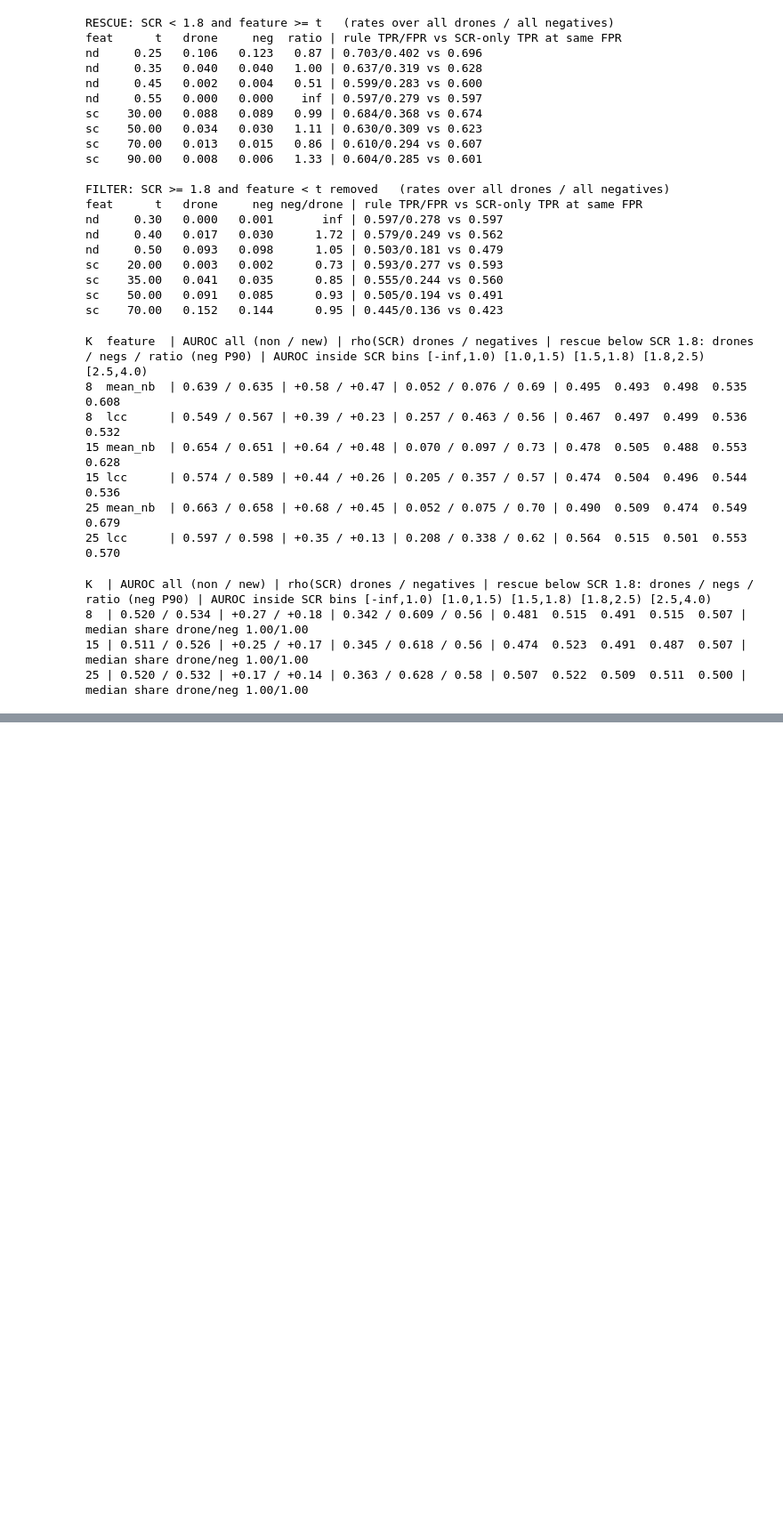
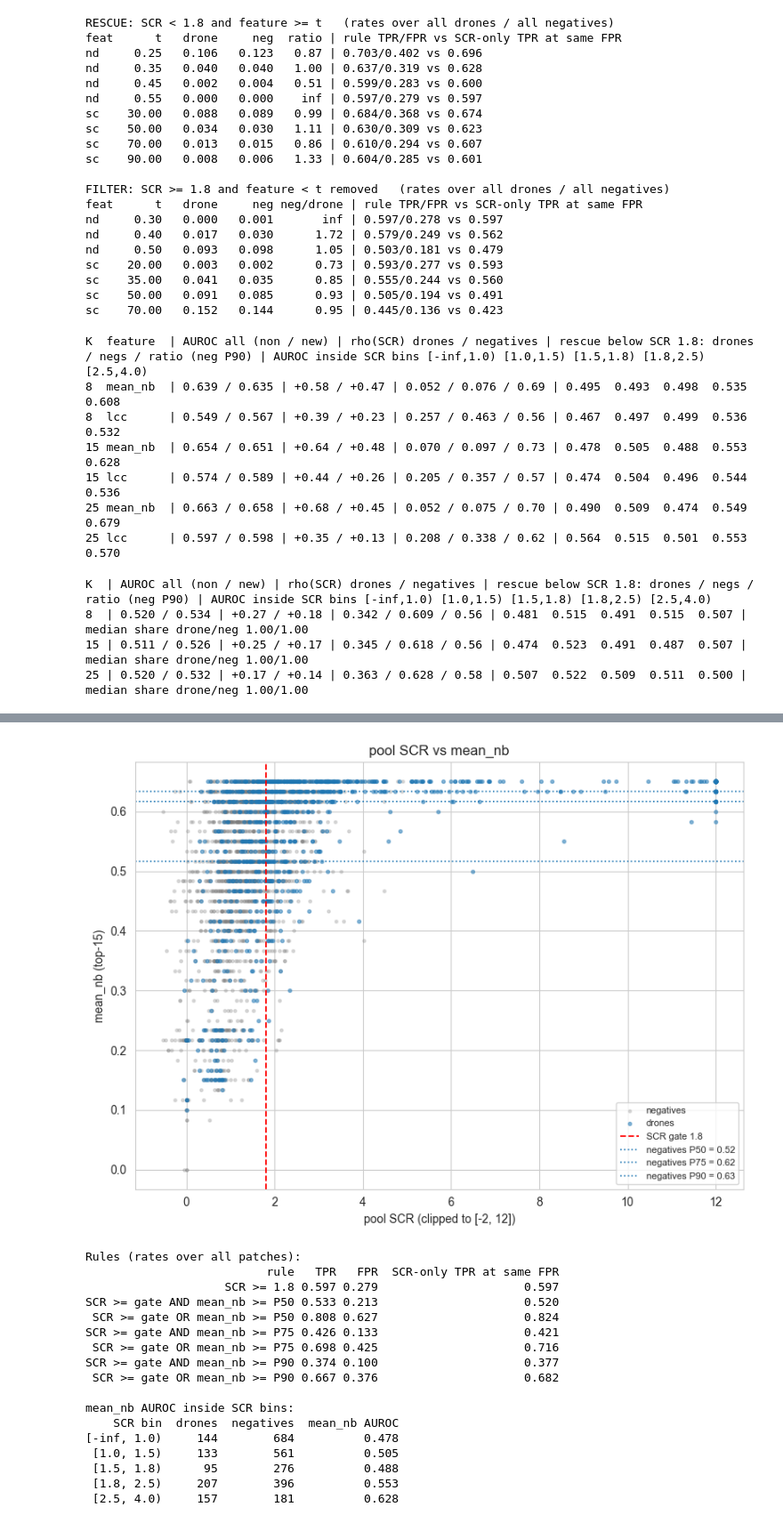
Before and after one commit to shelly-serafimovich/target-aware-infrared-sr, a Jupyter notebook: METRICS_EDA/RESULTS/EDA_executed.ipynb, the cells around one changed output, grey strips where cells are left out. Shown at 89% size. Saved outputs shown, nothing was run; the diff lists cells and outputs as text; code cells hidden in the pictures; blank space fills up the shorter version.

```diff
--- a/METRICS_EDA/RESULTS/EDA_executed.ipynb
+++ b/METRICS_EDA/RESULTS/EDA_executed.ipynb
@@ -2699,0 +2874,65 @@ K  | AUROC all (non / new) | rho(SCR) drones / negatives | rescue below SCR 1.8:
+# %%
+# ── 24d: SCR + mean_nb — scatter, rule table at matched FPR, mean_nb AUROC inside SCR bins ──
+_nb_d = mean_nb["drone"]
+_nb_n = np.concatenate([mean_nb[g] for g in _NEGS])
+_nb_taus = {q: float(np.quantile(_nb_n, q)) for q in (0.50, 0.75, 0.90)}
+
+fig, ax = plt.subplots(figsize=(8, 6))
+ax.scatter(np.clip(_neg["scr"], -2, 12), _nb_n, s=6, alpha=0.25, color="#7f7f7f", label="negatives")
+ax.scatter(np.clip(_drn["scr"], -2, 12), _nb_d, s=8, alpha=0.5, color="#1f77b4", label="drones")
+ax.axvline(SCR_GATE, color="red", ls="--", lw=1.3, label=f"SCR gate {SCR_GATE}")
+for q, t in _nb_taus.items():
+    ax.axhline(t, ls=":", lw=1.2, label=f"negatives P{int(q * 100)} = {t:.2f}")
+ax.set_xlabel("pool SCR (clipped to [-2, 12])")
+ax.set_ylabel(f"mean_nb (top-{TOPK_MAIN})")
+ax.set_title("pool SCR vs mean_nb")
+ax.legend(frameon=True, loc="best", fontsize=8)
+plt.tight_layout()
+plt.savefig(os.path.join(APPENDIX_DIR, "fig_scr_vs_mean_nb_scatter.png"), dpi=160)
+plt.show()
+
+rule_rows = []
+base_tpr, base_fpr = rule_rates(~below[0], ~below[1])
+rule_rows.append({"rule": f"SCR >= {SCR_GATE}", "TPR": base_tpr, "FPR": base_fpr, "SCR-only TPR at same FPR": scr_only_tpr(base_fpr)})
+for q, t in _nb_taus.items():
+    for label, d_mask, n_mask in (
+        (f"SCR >= gate AND mean_nb >= P{int(q * 100)}", ~below[0] & (_nb_d >= t), ~below[1] & (_nb_n >= t)),
+        (f"SCR >= gate OR mean_nb >= P{int(q * 100)}", ~below[0] | (_nb_d >= t), ~below[1] | (_nb_n >= t)),
+    ):
+        tpr, fpr = rule_rates(d_mask, n_mask)
+        rule_rows.append({"rule": label, "TPR": tpr, "FPR": fpr, "SCR-only TPR at same FPR": scr_only_tpr(fpr)})
+rule_df = pd.DataFrame(rule_rows).round(3)
+rule_df.to_csv(os.path.join(APPENDIX_DIR, "table_scr_plus_mean_nb_rules.csv"), index=False)
+
+bin_rows = []
+for lo_b, hi_b in _BIN_EDGES:
+    md, mn = (_drn["scr"] >= lo_b) & (_drn["scr"] < hi_b), (_neg["scr"] >= lo_b) & (_neg["scr"] < hi_b)
+    enough = md.sum() >= 20 and mn.sum() >= 20
+    bin_rows.append({"SCR bin": f"[{lo_b:.1f}, {hi_b:.1f})", "drones": int(md.sum()), "negatives": int(mn.sum()),
+                     "mean_nb AUROC": round(estimate_auc(_nb_d[md], _nb_n[mn]), 3) if enough else np.nan})
+bin_df = pd.DataFrame(bin_rows)
+bin_df.to_csv(os.path.join(APPENDIX_DIR, "table_mean_nb_auroc_by_scr_bin.csv"), index=False)
+
+print("Rules (rates over all patches):")
+print(rule_df.to_string(index=False))
+print("\nmean_nb AUROC inside SCR bins:")
+print(bin_df.to_string(index=False))
+# %% [output]
+[figure, added]
+Rules (rates over all patches):
+                          rule   TPR   FPR  SCR-only TPR at same FPR
+                    SCR >= 1.8 0.597 0.279                     0.597
+SCR >= gate AND mean_nb >= P50 0.533 0.213                     0.520
+ SCR >= gate OR mean_nb >= P50 0.808 0.627                     0.824
+SCR >= gate AND mean_nb >= P75 0.426 0.133                     0.421
+ SCR >= gate OR mean_nb >= P75 0.698 0.425                     0.716
+SCR >= gate AND mean_nb >= P90 0.374 0.100                     0.377
+ SCR >= gate OR mean_nb >= P90 0.667 0.376                     0.682
+
+mean_nb AUROC inside SCR bins:
+    SCR bin  drones  negatives  mean_nb AUROC
+[-inf, 1.0)     144        684          0.478
+ [1.0, 1.5)     133        561          0.505
+ [1.5, 1.8)      95        276          0.488
+ [1.8, 2.5)     207        396          0.553
+ [2.5, 4.0)     157        181          0.628
```
Also changed, not shown: parts of 20 cells of this notebook, 40 other files.
